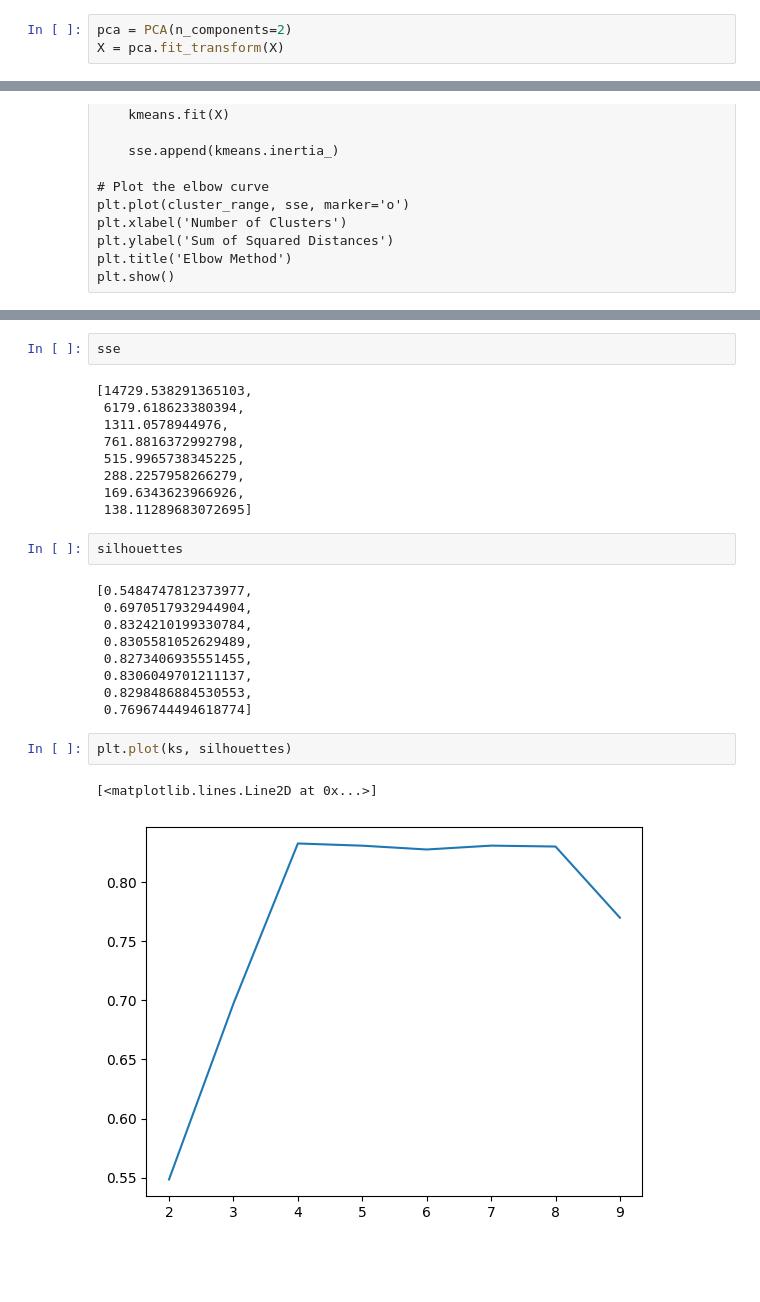
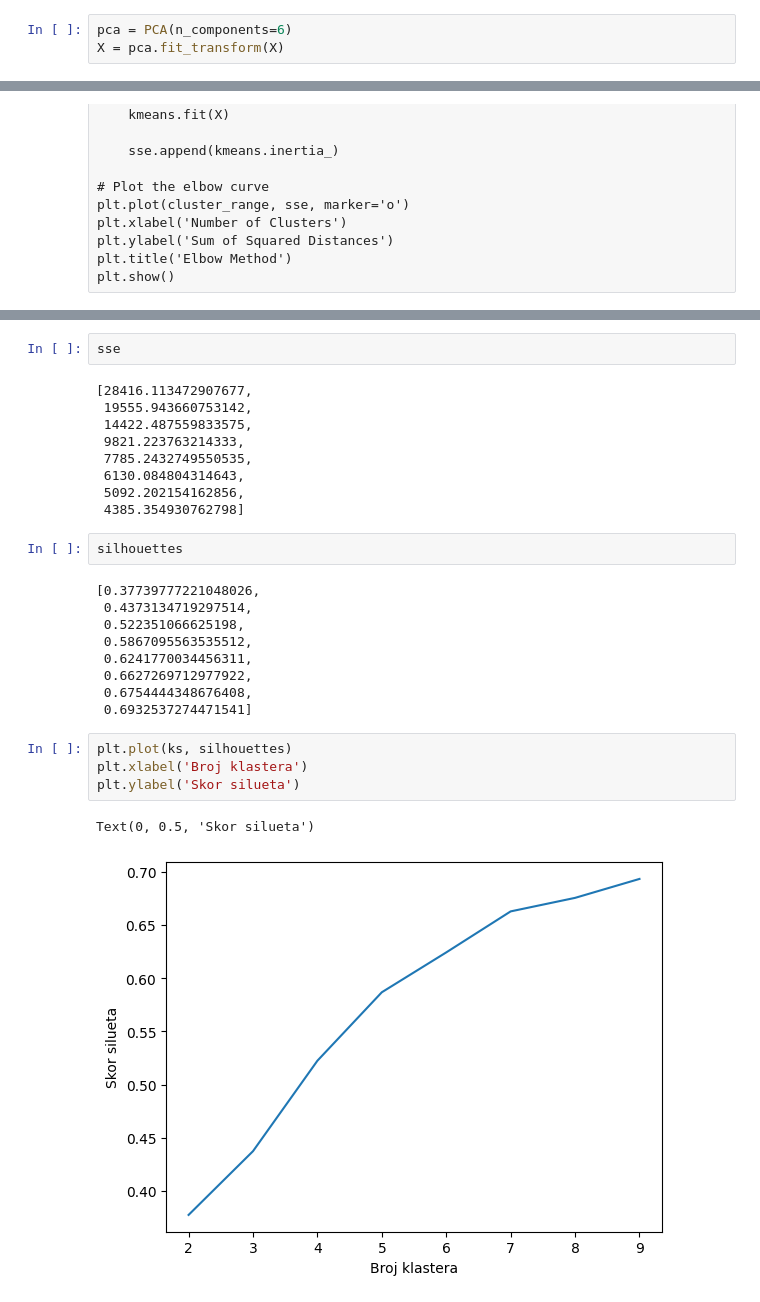
Before and after one commit to MATF-istrazivanje-podataka-1/2023_Data_Mining_Smoking_Dataset, a Jupyter notebook: models/clustering/K-means.ipynb, the cells around one changed output, grey strips where cells are left out. Saved outputs shown, nothing was run; the diff lists cells and outputs as text; blank space fills up the shorter version.

```diff
--- a/models/clustering/K-means.ipynb
+++ b/models/clustering/K-means.ipynb
@@ -65,7 +62,7 @@ X
 | 55691 | 1.0 | 0.538462 | 0.500000 | 0.333333 | 0.435897 | 0.081633 | 0.061224 | 0.0 | ... |
 55692 rows × 24 columns
 # %%
-pca = PCA(n_components=2)
+pca = PCA(n_components=6)
 X = pca.fit_transform(X)
 # %%
 pca.explained_variance_ratio_[:2].sum()
@@ -118,29 +117,31 @@ plt.show()
 # %%
 sse
 # %% [output]
-[14729.538291365103,
- 6179.618623380394,
- 1311.0578944976,
- 761.8816372992798,
- 515.9965738345225,
- 288.2257958266279,
- 169.6343623966926,
- 138.11289683072695]
+[28416.113472907677,
+ 19555.943660753142,
+ 14422.487559833575,
+ 9821.223763214333,
+ 7785.2432749550535,
+ 6130.084804314643,
+ 5092.202154162856,
+ 4385.354930762798]
 # %%
 silhouettes
 # %% [output]
-[0.5484747812373977,
- 0.6970517932944904,
- 0.8324210199330784,
- 0.8305581052629489,
- 0.8273406935551455,
- 0.8306049701211137,
- 0.8298486884530553,
- 0.7696744494618774]
+[0.37739777221048026,
+ 0.4373134719297514,
+ 0.522351066625198,
+ 0.5867095563535512,
+ 0.6241770034456311,
+ 0.6627269712977922,
+ 0.6754444348676408,
+ 0.6932537274471541]
 # %%
 plt.plot(ks, silhouettes)
+plt.xlabel('Broj klastera')
+plt.ylabel('Skor silueta')
 # %% [output]
-[<matplotlib.lines.Line2D at 0x...>]
+Text(0, 0.5, 'Skor silueta')
-[figure, old version]
+[figure, new version]
 # %%
 plt.plot(ks, sse)
```
Also changed, not shown: parts of 13 cells of this notebook, 4 other files.
